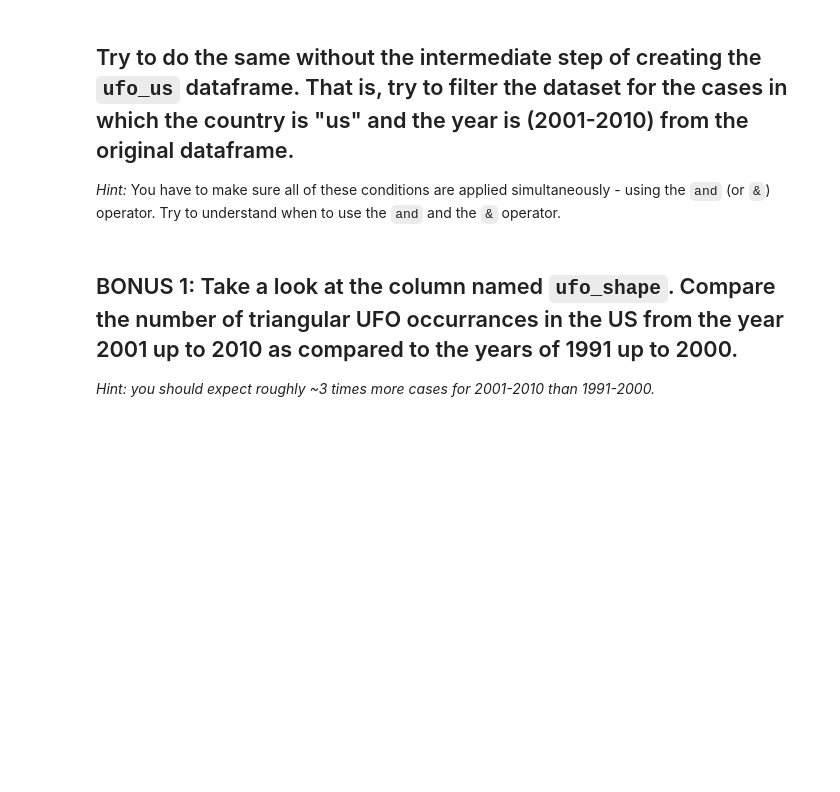
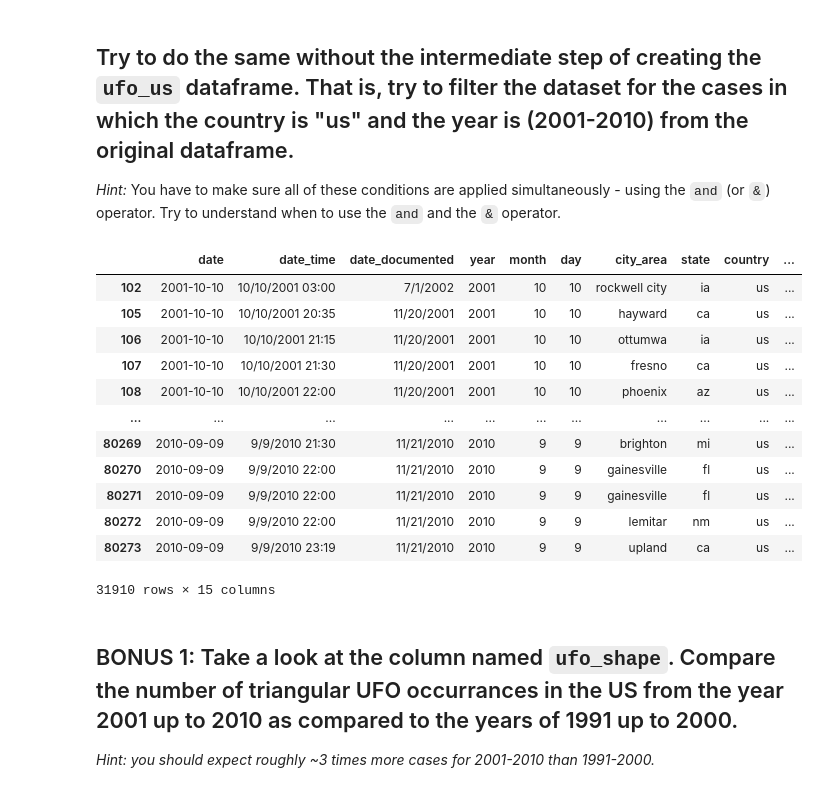
Before and after one commit to samueloh99/IronHack-Labs, a Jupyter notebook: WEEK 7 MODULO 1/Data Manipulation Filtering/Data Manipulation Filtering.ipynb, the cells around one changed output. Cells and saved outputs as stored; diff of their text form; code cells hidden in the pictures; blank space fills up the shorter version.

```diff
--- a/WEEK 7 MODULO 1/Data Manipulation Filtering/Data Manipulation Filtering.ipynb
+++ b/WEEK 7 MODULO 1/Data Manipulation Filtering/Data Manipulation Filtering.ipynb
@@ -140,6 +266,22 @@ Check your results.
 
 
 *Hint:* You have to make sure all of these conditions are applied simultaneously - using the `and` (or `&`) operator. Try to understand when to use the `and` and the `&` operator.
+# %%
+ufo.query('country == "us" and year > 2000 and year <= 2010')
+# %% [output]
+|  | date | date_time | date_documented | year | month | day | city_area | state | country | ... |
+| 102 | 2001-10-10 | 10/10/2001 03:00 | 7/1/2002 | 2001 | 10 | 10 | rockwell city | ia | us | ... |
+| 105 | 2001-10-10 | 10/10/2001 20:35 | 11/20/2001 | 2001 | 10 | 10 | hayward | ca | us | ... |
+| 106 | 2001-10-10 | 10/10/2001 21:15 | 11/20/2001 | 2001 | 10 | 10 | ottumwa | ia | us | ... |
+| 107 | 2001-10-10 | 10/10/2001 21:30 | 11/20/2001 | 2001 | 10 | 10 | fresno | ca | us | ... |
+| 108 | 2001-10-10 | 10/10/2001 22:00 | 11/20/2001 | 2001 | 10 | 10 | phoenix | az | us | ... |
+| ... | ... | ... | ... | ... | ... | ... | ... | ... | ... | ... |
+| 80269 | 2010-09-09 | 9/9/2010 21:30 | 11/21/2010 | 2010 | 9 | 9 | brighton | mi | us | ... |
+| 80270 | 2010-09-09 | 9/9/2010 22:00 | 11/21/2010 | 2010 | 9 | 9 | gainesville | fl | us | ... |
+| 80271 | 2010-09-09 | 9/9/2010 22:00 | 11/21/2010 | 2010 | 9 | 9 | gainesville | fl | us | ... |
+| 80272 | 2010-09-09 | 9/9/2010 22:00 | 11/21/2010 | 2010 | 9 | 9 | lemitar | nm | us | ... |
+| 80273 | 2010-09-09 | 9/9/2010 23:19 | 11/21/2010 | 2010 | 9 | 9 | upland | ca | us | ... |
+31910 rows × 15 columns
 # %% [markdown]
 ## BONUS 1:  Take a look at the column named `ufo_shape`. Compare the number of triangular UFO occurrances in the US from the year 2001 up to 2010 as compared to the years of 1991 up to 2000.
 
```
Also changed, not shown: parts of 18 cells of this notebook, 5 other files.
